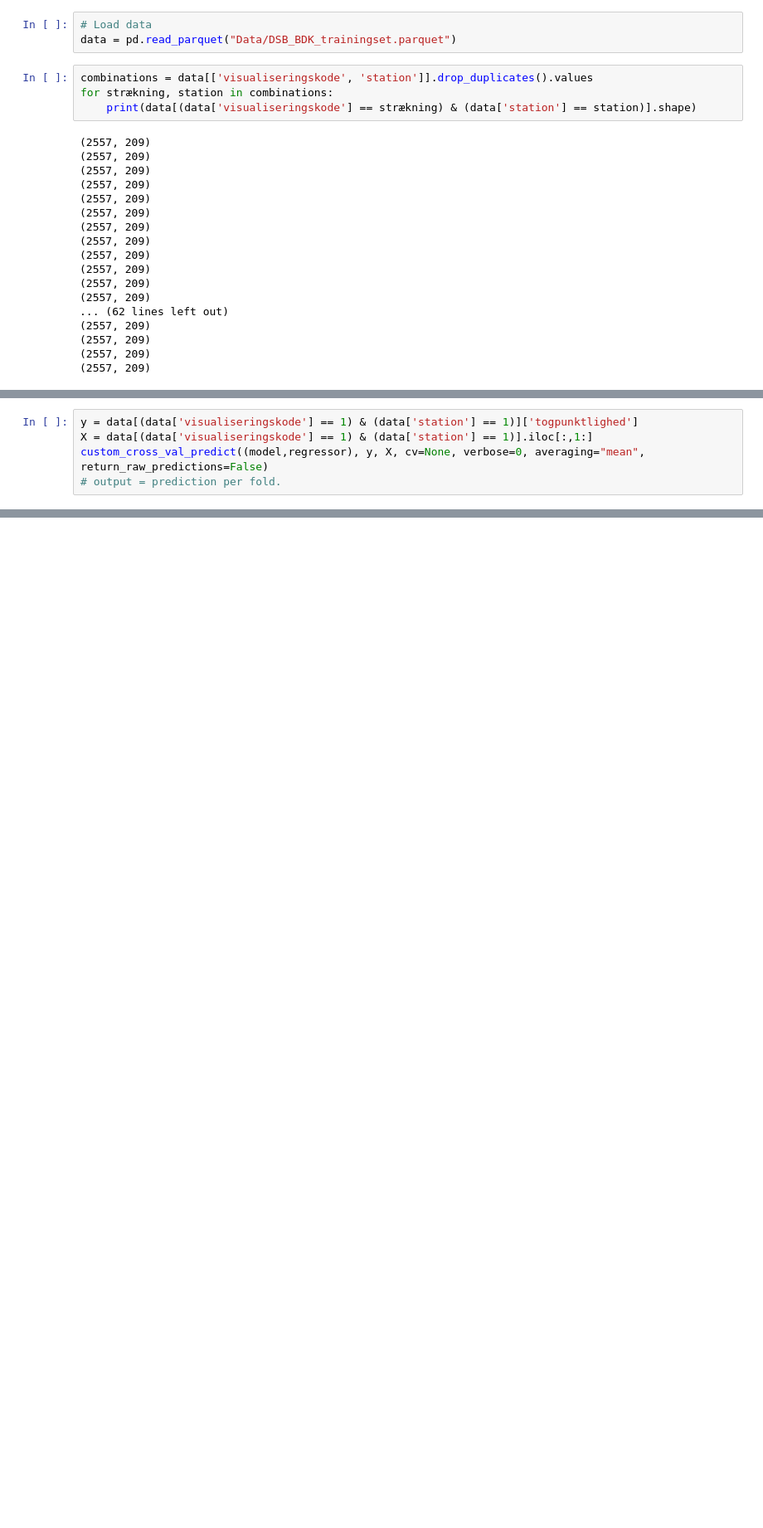
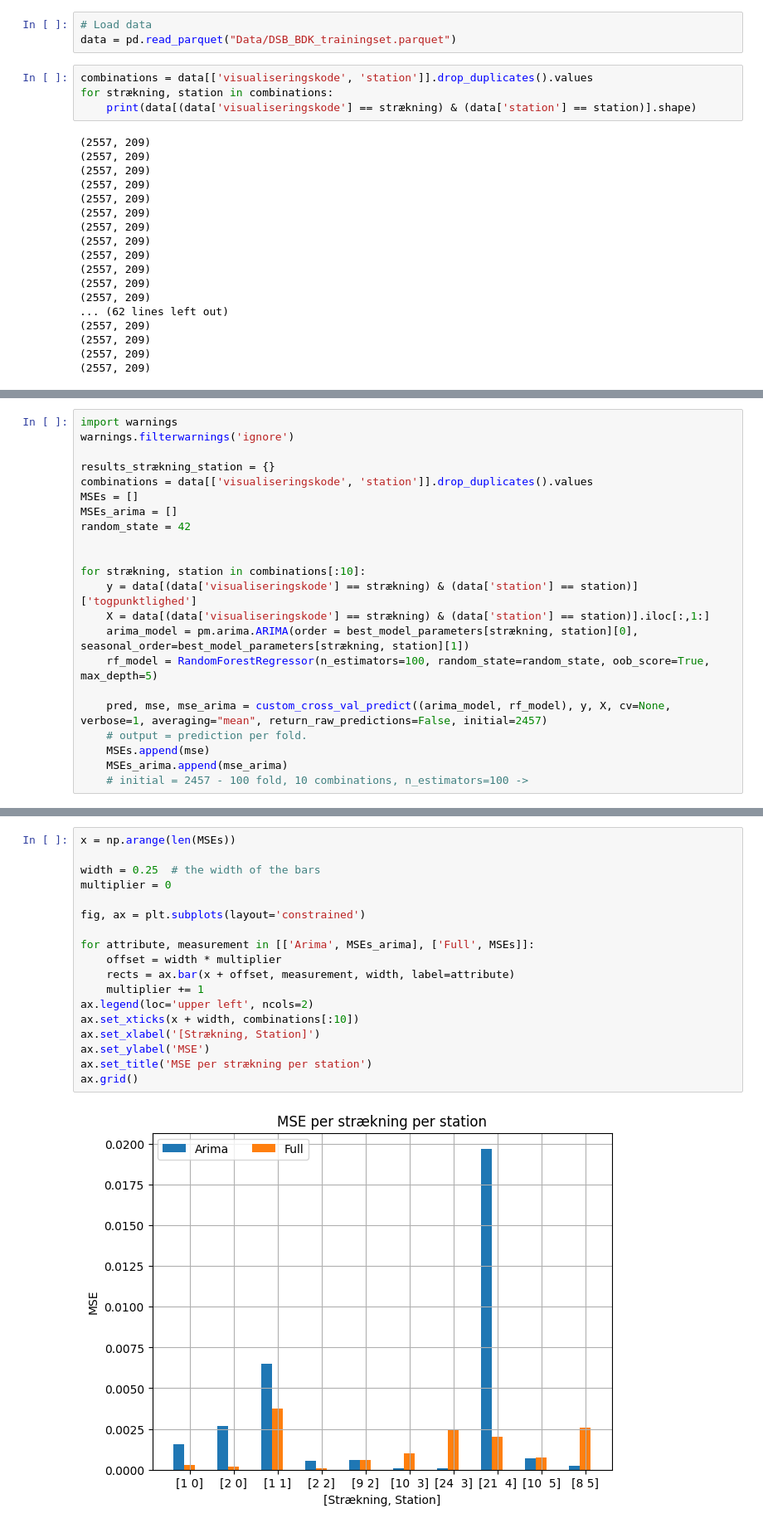
Before and after one commit to clarachristiansen/Bachelor_project, a Jupyter notebook: Full_SARIMA_RF_CV.ipynb, the cells around one changed output, grey strips where cells are left out. Shown: that part at 83% size. Cells and saved outputs as stored; diff of their text form; blank space fills up the shorter version.

```diff
--- a/Full_SARIMA_RF_CV.ipynb
+++ b/Full_SARIMA_RF_CV.ipynb
@@ -313,5 +207,0 @@ def custom_cross_val_predict(estimator, y, X=None, cv=None, verbose=0, averaging
-# %%
-y = data[(data['visualiseringskode'] == 1) & (data['station'] == 1)]['togpunktlighed']
-X = data[(data['visualiseringskode'] == 1) & (data['station'] == 1)].iloc[:,1:]
-custom_cross_val_predict((model,regressor), y, X, cv=None, verbose=0, averaging="mean", return_raw_predictions=False)
-# output = prediction per fold.
@@ -346,0 +241,22 @@ Name: togpunktlighed, Length: 2557, dtype: float64
+# %%
+import warnings
+warnings.filterwarnings('ignore')
+
+results_strækning_station = {}
+combinations = data[['visualiseringskode', 'station']].drop_duplicates().values
+MSEs = []
+MSEs_arima = []
+random_state = 42
+
+
+for strækning, station in combinations[:10]:
+    y = data[(data['visualiseringskode'] == strækning) & (data['station'] == station)]['togpunktlighed']
+    X = data[(data['visualiseringskode'] == strækning) & (data['station'] == station)].iloc[:,1:]
+    arima_model = pm.arima.ARIMA(order = best_model_parameters[strækning, station][0], seasonal_order=best_model_parameters[strækning, station][1])
+    rf_model = RandomForestRegressor(n_estimators=100, random_state=random_state, oob_score=True, max_depth=5)
+
+    pred, mse, mse_arima = custom_cross_val_predict((arima_model, rf_model), y, X, cv=None, verbose=1, averaging="mean", return_raw_predictions=False, initial=2457)
+    # output = prediction per fold.
+    MSEs.append(mse)
+    MSEs_arima.append(mse_arima)
+    # initial = 2457 - 100 fold, 10 combinations, n_estimators=100 ->
@@ -346,0 +293,20 @@ Name: togpunktlighed, Length: 2557, dtype: float64
+# %%
+x = np.arange(len(MSEs))
+
+width = 0.25  # the width of the bars
+multiplier = 0
+
+fig, ax = plt.subplots(layout='constrained')
+
+for attribute, measurement in [['Arima', MSEs_arima], ['Full', MSEs]]:
+    offset = width * multiplier
+    rects = ax.bar(x + offset, measurement, width, label=attribute)
+    multiplier += 1
+ax.legend(loc='upper left', ncols=2)
+ax.set_xticks(x + width, combinations[:10])
+ax.set_xlabel('[Strækning, Station]')
+ax.set_ylabel('MSE')
+ax.set_title('MSE per strækning per station')
+ax.grid()
+# %% [output]
+[figure, added]
```
Also changed, not shown: parts of 20 cells of this notebook.
